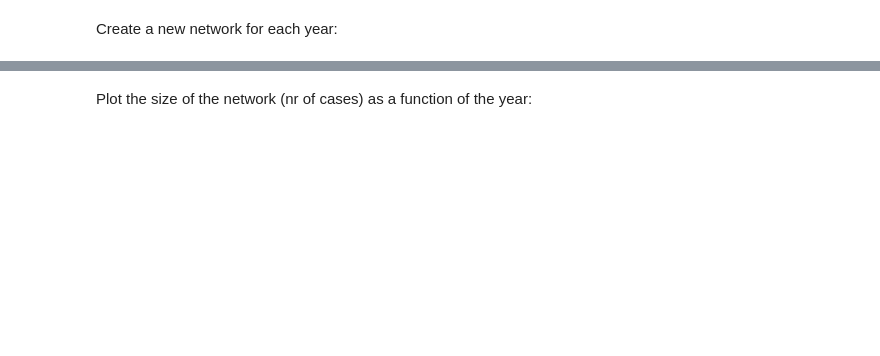
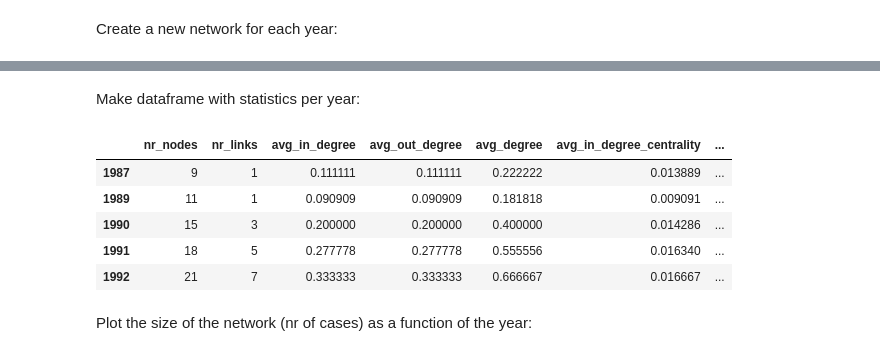
Before and after one commit to caselawanalytics/CaseLawAnalytics, a Jupyter notebook: notebooks/TimeAnalysis.ipynb, the cells around one changed output, grey strips where cells are left out. Cells and saved outputs as stored; diff of their text form; code cells hidden in the pictures; blank space fills up the shorter version.

```diff
--- a/notebooks/TimeAnalysis.ipynb
+++ b/notebooks/TimeAnalysis.ipynb
@@ -100,2 +51,20 @@ nodes_total_df
+# %% [markdown]
+Make dataframe with statistics per year:
+# %%
+year_stats = pd.DataFrame(index=years)
+year_stats['nr_nodes'] = nodes_total_df.groupby(level=0)['id'].count()
+year_stats['nr_links'] = [len(networks[year]['edges']) for year in year_stats.index]
+for var in ['in_degree', 'out_degree', 'degree',
+            'in_degree_centrality', 'out_degree_centrality', 'degree_centrality',
+           'authorities', 'hubs', 'pagerank', 'betweenness_centrality', 'closeness_centrality', 'rel_in_degree']:
+    year_stats['avg_'+var] = nodes_total_df.groupby(level=0)[var].mean()
+year_stats.head()
+# %% [output]
+|  | nr_nodes | nr_links | avg_in_degree | avg_out_degree | avg_degree | avg_in_degree_centrality | ... |
+| 1987 | 9 | 1 | 0.111111 | 0.111111 | 0.222222 | 0.013889 | ... |
+| 1989 | 11 | 1 | 0.090909 | 0.090909 | 0.181818 | 0.009091 | ... |
+| 1990 | 15 | 3 | 0.200000 | 0.200000 | 0.400000 | 0.014286 | ... |
+| 1991 | 18 | 5 | 0.277778 | 0.277778 | 0.555556 | 0.016340 | ... |
+| 1992 | 21 | 7 | 0.333333 | 0.333333 | 0.666667 | 0.016667 | ... |
 # %% [markdown]
 Plot the size of the network (nr of cases) as a function of the year:
```
Also changed, not shown: parts of 12 cells of this notebook.
